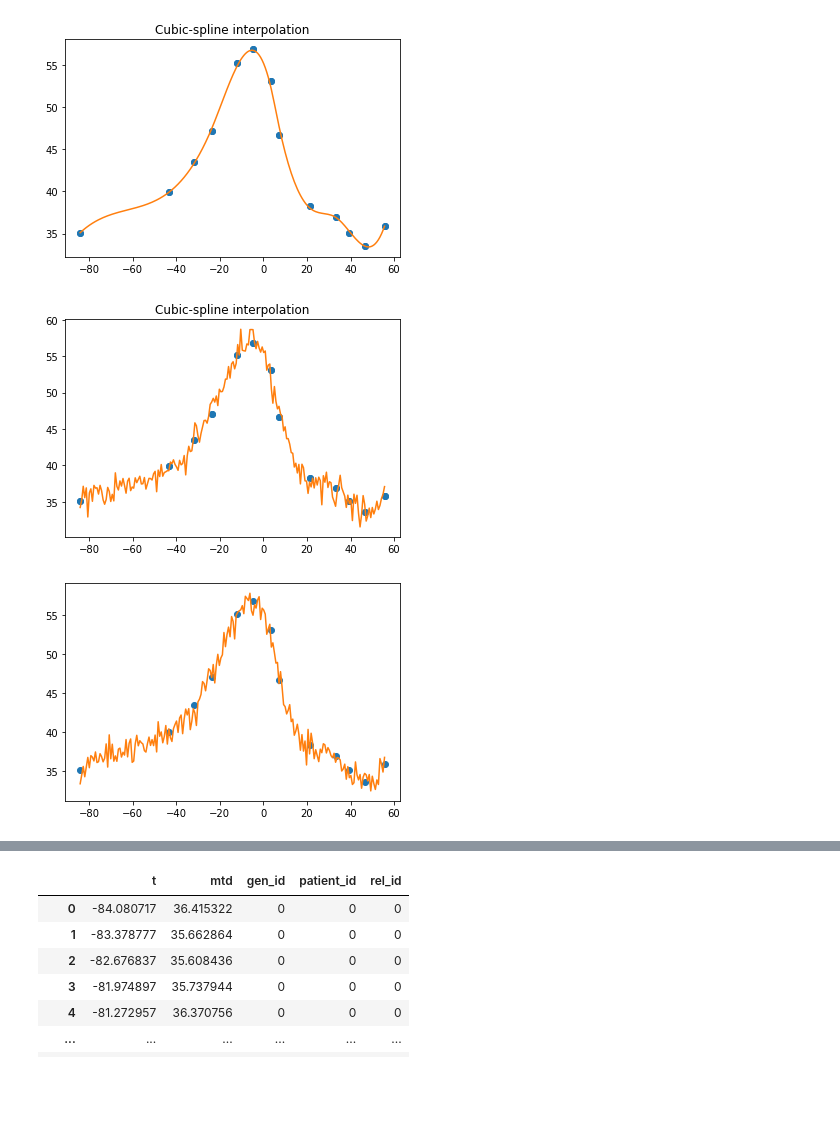
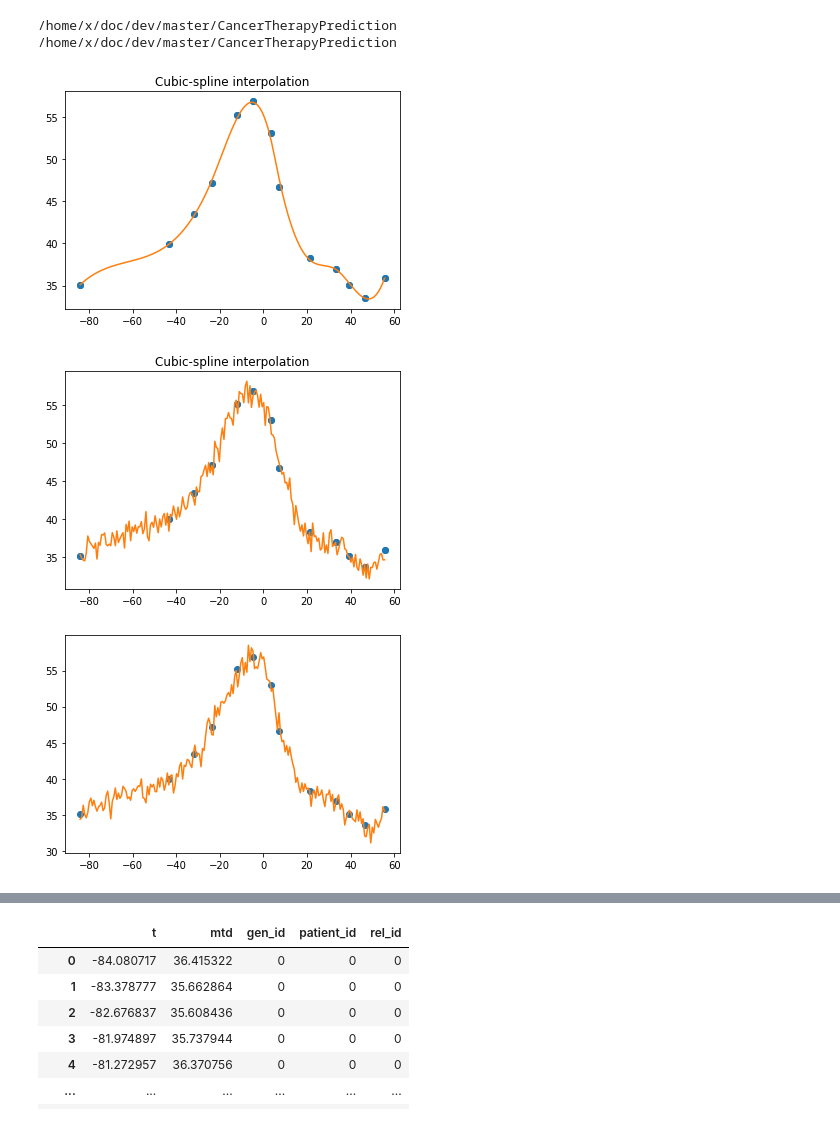
Before and after one commit to sgrzegorz/CancerTherapyPrediction, a Jupyter notebook: asymilacja/demo/interpolation.ipynb, the cells around one changed output, grey strips where cells are left out. Saved outputs shown, nothing was run; the diff lists cells and outputs as text; code cells hidden in the pictures; blank space fills up the shorter version.

```diff
--- a/interpolation.ipynb
+++ b/asymilacja/demo/interpolation.ipynb
@@ -4,9 +4,11 @@ import numpy as np
 import matplotlib.pyplot as plt
 from scipy.interpolate import splev, splrep
 from scipy import interpolate
+from definitions import ROOT_DIR
+%cd $ROOT_DIR
+print(ROOT_DIR)
 %matplotlib inline
-
-df =  pd.read_csv('data/merged_pcv.csv',names = ['t','mtd','patient_id'])
+df =  pd.read_csv('data/ribba/merged_pcv.csv',names = ['t','mtd','patient_id'])
 uniques =df.patient_id.unique()
 patient = df[df.patient_id == uniques[0]]
 
@@ -29,6 +31,8 @@ plt.scatter(list(patient.t),list(patient.mtd))
 
 plt.show()
 # %% [output]
+/home/x/doc/dev/master/CancerTherapyPrediction
+/home/x/doc/dev/master/CancerTherapyPrediction
 [figure]
 # %%
 mu, sigma = 0, 1 # mean and standard deviation
@@ -43,32 +47,32 @@ plt.title('Cubic-spline interpolation')
 plt.scatter(list(patient.t),list(patient.mtd))
 plt.show()
 # %% [output]
-[figure, old version]
+[figure, new version]
 # %%
 def generator(x,y):
 #     if len(x) == 18:
 #         print(x)
 #         print(y)
     spl = interpolate.splrep(x, y, s=2)
     x2 = np.linspace(x[0],x[-1], 200)
     y2 = splev(x2, spl)
     mu, sigma = 0, 1 # mean and standard deviation
     s = np.random.normal(mu, sigma, len(x2))
     y2 = y2 +s
     return [x2,y2]
 
-df =  pd.read_csv('data/merged_pcv.csv',names = ['t','mtd','patient_id'])
+df =  pd.read_csv('data/ribba/merged_pcv.csv',names = ['t','mtd','patient_id'])
 uniques =df.patient_id.unique()
 patient = df[df.patient_id == uniques[0]]
 
 x = list(patient.t)
 y = list(patient.mtd)
 [x2,y2] = generator(x,y)
 
 plt.plot(x, y, 'o', x2, y2)
 plt.show()
 # %% [output]
-[figure, old version]
+[figure, new version]
 # %%
 # generate a tone of data
 import csv
```
Also changed, not shown: 22 other files.
